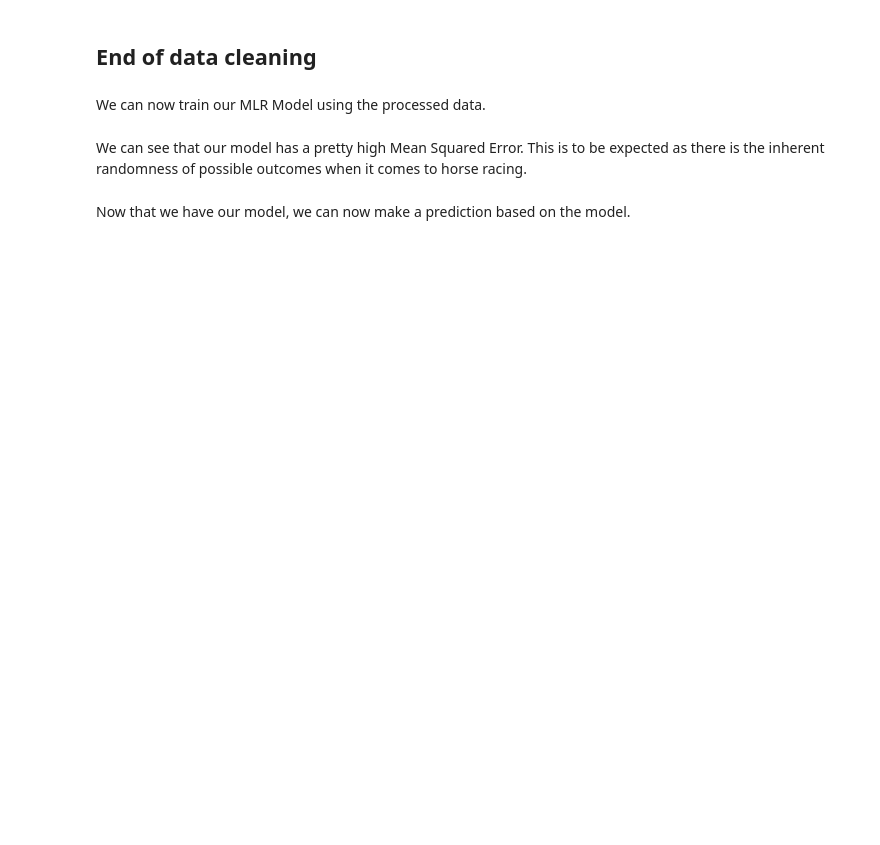
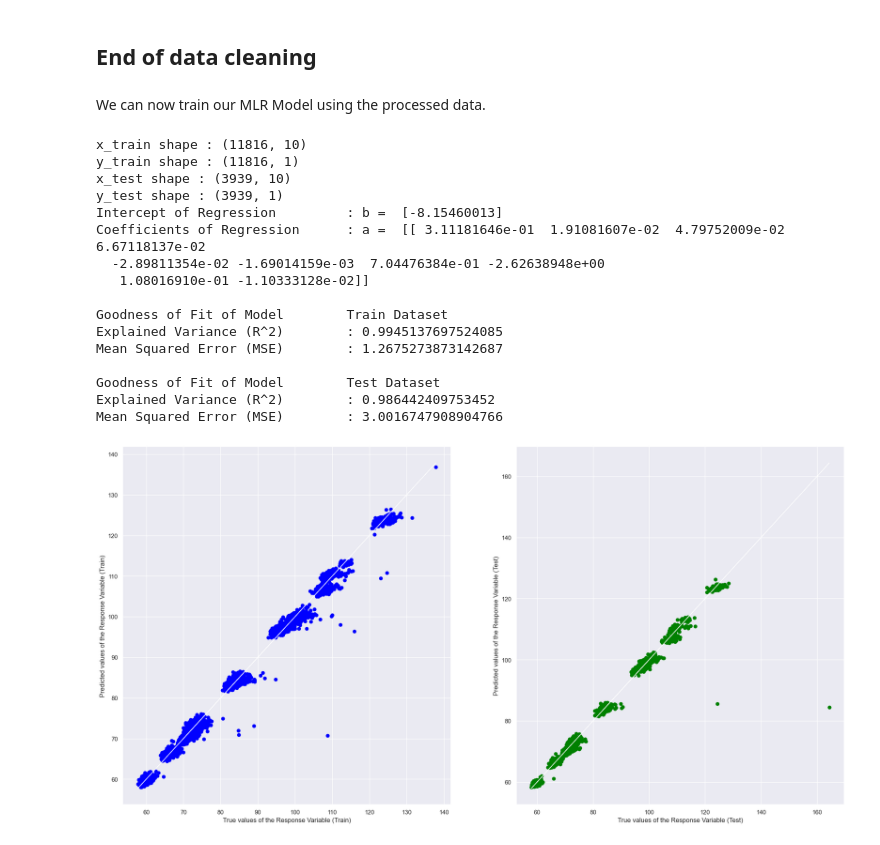
Before and after one commit to TAN-AIK-CHONG/Horse-Race-Prediction, a Jupyter notebook: data_collection (2).ipynb, the cells around one changed output. Cells and saved outputs as stored; diff of their text form; code cells hidden in the pictures; blank space fills up the shorter version.

```diff
--- a/data_collection (2).ipynb
+++ b/data_collection (2).ipynb
@@ -284,0 +262,6 @@ Therefore all are converted successfully
+# %%
+# Drop the singular row with Nan FinishTime_Seconds
+# First filter any Nan Values
+filtered_df.dropna(inplace=True)
+nan_count = filtered_df.isna().sum()
+print("Number of NaN occurrences in the column:\n", nan_count)
@@ -453,12 +457,10 @@ import matplotlib.pyplot as plt # we only need pyplot
 sb.set() # set the default Seaborn style for graphics
 
 #predictors
-HorseName Barrier CarriedWeightDistance Rating HorseWeight Going Track Jockey Trainer LBW	encoded_Going	encoded_Track	encoded_Jockey	encoded_Trainer	encoded_HorseName
-predictors = ['encoded_Going']
-X = filtered_df[predictors]
+X = filtered_df[['encoded_HorseName', 'Barrier', 'CarriedWeight', 'Distance', 'Rating', 'HorseWeight', 'encoded_Going', 'encoded_Track', 'encoded_Jockey', 'encoded_Trainer']]
 
 #response
-y = filtered_df[['LBW']]
+y = filtered_df[['FinishTime_Seconds']]
 
 X_train, X_test, y_train, y_test = train_test_split(X, y, test_size = 0.25)
 
@@ -477,34 +479,48 @@ print('Intercept of Regression \t: b = ', linreg.intercept_)
 print('Coefficients of Regression \t: a = ', linreg.coef_)
 print()
 
 # Predict Total values corresponding to HP
 y_train_pred = linreg.predict(X_train)
 y_test_pred = linreg.predict(X_test)
 
 # Check the Goodness of Fit (on Train Data)
 print("Goodness of Fit of Model \tTrain Dataset")
 print("Explained Variance (R^2) \t:", linreg.score(X_train, y_train))
 print("Mean Squared Error (MSE) \t:", mean_squared_error(y_train, y_train_pred))
 print()
 
 # Check the Goodness of Fit (on Test Data)
 print("Goodness of Fit of Model \tTest Dataset")
 print("Explained Variance (R^2) \t:", linreg.score(X_test, y_test))
 print("Mean Squared Error (MSE) \t:", mean_squared_error(y_test, y_test_pred))
 print()
 
 # Plot the Predictions vs the True values
 f, axes = plt.subplots(1, 2, figsize=(24, 12))
 axes[0].scatter(y_train, y_train_pred, color = "blue")
 axes[0].plot(y_train, y_train, 'w-', linewidth = 1)
 axes[0].set_xlabel("True values of the Response Variable (Train)")
 axes[0].set_ylabel("Predicted values of the Response Variable (Train)")
 axes[1].scatter(y_test, y_test_pred, color = "green")
 axes[1].plot(y_test, y_test, 'w-', linewidth = 1)
 axes[1].set_xlabel("True values of the Response Variable (Test)")
 axes[1].set_ylabel("Predicted values of the Response Variable (Test)")
 plt.show()
+# %% [output]
+x_train shape : (11816, 10)
+y_train shape : (11816, 1)
+x_test shape : (3939, 10)
+y_test shape : (3939, 1)
+Intercept of Regression         : b =  [-8.15460013]
+Coefficients of Regression      : a =  [[ 3.11181646e-01  1.91081607e-02  4.79752009e-02  6.67118137e-02
+  -2.89811354e-02 -1.69014159e-03  7.04476384e-01 -2.62638948e+00
+   1.08016910e-01 -1.10333128e-02]]
+
+Goodness of Fit of Model        Train Dataset
+Explained Variance (R^2)        : 0.9945137697524085
+Mean Squared Error (MSE)        : 1.2675273873142687
+
+Goodness of Fit of Model        Test Dataset
+Explained Variance (R^2)        : 0.986442409753452
+Mean Squared Error (MSE)        : 3.0016747908904766
+[figure, added]
-# %% [markdown]
-We can see that our model has a pretty high Mean Squared Error. This is to be expected as there is the inherent randomness of possible outcomes when it comes to horse racing.
-# %% [markdown]
-Now that we have our model, we can now make a prediction based on the model.
```
Also changed, not shown: parts of 13 cells of this notebook.
